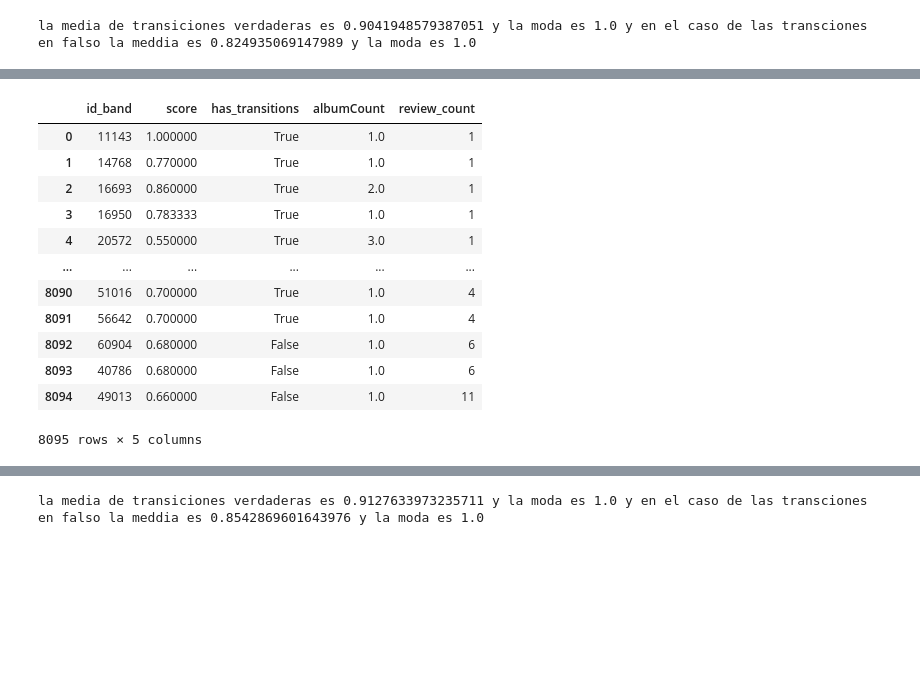
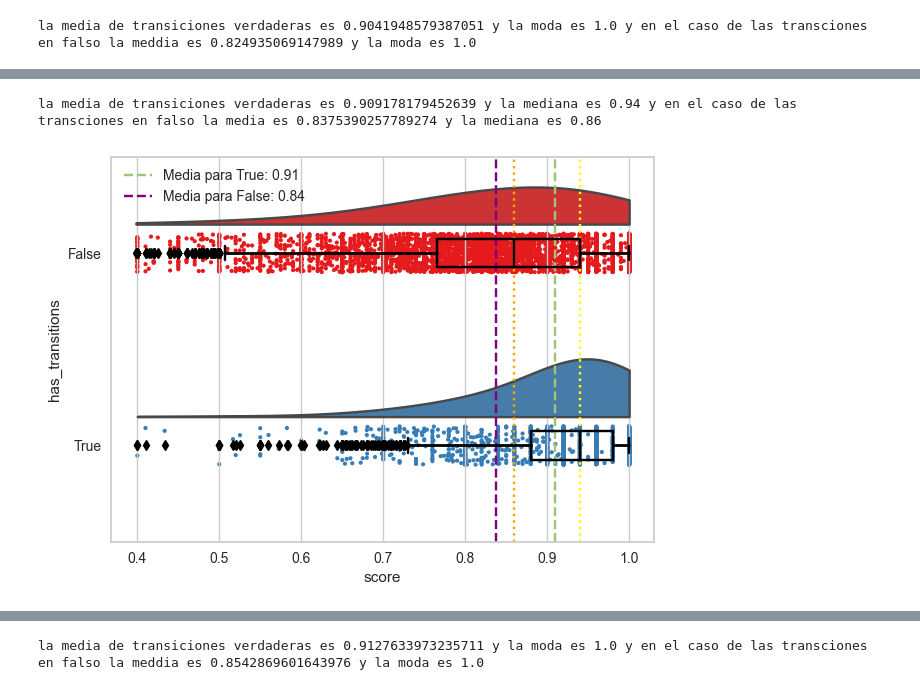
Before and after one commit to chainReactionCol/newRep, a Jupyter notebook: Data_StoryTelling_Sanchez_Ruiz.ipynb, the cells around one changed output, grey strips where cells are left out. Cells and saved outputs as stored; diff of their text form; code cells hidden in the pictures; blank space fills up the shorter version.

```diff
--- a/Data_StoryTelling_Sanchez_Ruiz.ipynb
+++ b/Data_StoryTelling_Sanchez_Ruiz.ipynb
@@ -112,0 +91,42 @@ def outliersFilter(df, col):
+# %%
+def zScoreFilter(df,col):
+    df_copy = df.copy()
+    zScore=(df_copy[col]-df_copy[col].mean())/df_copy[col].std()
+    filtro=(zScore>3)|(zScore<-3)
+    df_copy[col] = df_copy[col].where(~filtro, np.nan)
+    median = df_copy[col].median()
+    df_copy[col].fillna(median, inplace=True)
+
+    return df_copy
+# %%
+mergedZScore=zScoreFilter(merged,'score')
+# %%
+zScoreDF=mergedZScore[['has_transitions','score']]
+zScoreTrueMean=zScoreDF.loc[zScoreDF['has_transitions']==True]['score'].mean()
+zScoreTrueMedian=zScoreDF.loc[zScoreDF['has_transitions']==True]['score'].median()
+zScoreFalseMean=zScoreDF.loc[zScoreDF['has_transitions']==False]['score'].mean()
+zScoreFalseMedian=zScoreDF.loc[zScoreDF['has_transitions']==False]['score'].median()
+print(f"la media de transiciones verdaderas es {zScoreTrueMean} y la mediana es {zScoreTrueMedian} y en el caso de las transciones en falso la media es {zScoreFalseMean} y la mediana es {zScoreFalseMedian}")
+# %% [output]
+la media de transiciones verdaderas es 0.909178179452639 y la mediana es 0.94 y en el caso de las transciones en falso la media es 0.8375390257789274 y la mediana es 0.86
+# %%
+f, ax = plt.subplots(figsize=(7,5))
+dy = "has_transitions"; dx = "score"; ort = "h"; pal = "Set1"
+
+ax = pt.half_violinplot(x=dx, y=dy, data=zScoreDF, palette=pal, bw=.6, cut=0., scale="area", width=.6, inner=None, orient=ort)
+ax = sns.stripplot(x=dx, y=dy, data=zScoreDF, palette=pal, edgecolor="white", size=3, jitter=1, zorder=0, orient=ort)
+ax = sns.boxplot(x=dx, y=dy, data=zScoreDF, color="black", width=.15, zorder=10, showcaps=True, boxprops={'facecolor':'none', "zorder":10}, showfliers=True, whiskerprops={'linewidth':2, "zorder":10}, saturation=1, orient=ort)
+
+
+ax.axvline(zScoreTrueMean, color='g', linestyle='--', label=f'Media para True: {zScoreTrueMean:.2f}')
+ax.axvline(zScoreFalseMean, color='purple', linestyle='--', label=f'Media para False: {zScoreFalseMean:.2f}')
+
+ax.axvline(zScoreTrueMedian, color='yellow', linestyle=':')
+ax.axvline(zScoreFalseMedian, color='orange', linestyle=':')
+
+# Mostrar leyenda
+ax.legend(loc='upper left')
+
+plt.show()
+# %% [output]
+[figure, added]
@@ -113,16 +146,2 @@ def outliersFilter(df, col):
 # %%
-outliersFilter(merged,'score')
+mergedResult=outliersFilter(merged,'score')
-# %% [output]
-|  | id_band | score | has_transitions | albumCount | review_count |
-| 0 | 11143 | 1.000000 | True | 1.0 | 1 |
-| 1 | 14768 | 0.770000 | True | 1.0 | 1 |
-| 2 | 16693 | 0.860000 | True | 2.0 | 1 |
-| 3 | 16950 | 0.783333 | True | 1.0 | 1 |
-| 4 | 20572 | 0.550000 | True | 3.0 | 1 |
-| ... | ... | ... | ... | ... | ... |
-| 8090 | 51016 | 0.700000 | True | 1.0 | 4 |
-| 8091 | 56642 | 0.700000 | True | 1.0 | 4 |
-| 8092 | 60904 | 0.680000 | False | 1.0 | 6 |
-| 8093 | 40786 | 0.680000 | False | 1.0 | 6 |
-| 8094 | 49013 | 0.660000 | False | 1.0 | 11 |
-8095 rows × 5 columns
```
Also changed, not shown: parts of 9 cells of this notebook.
